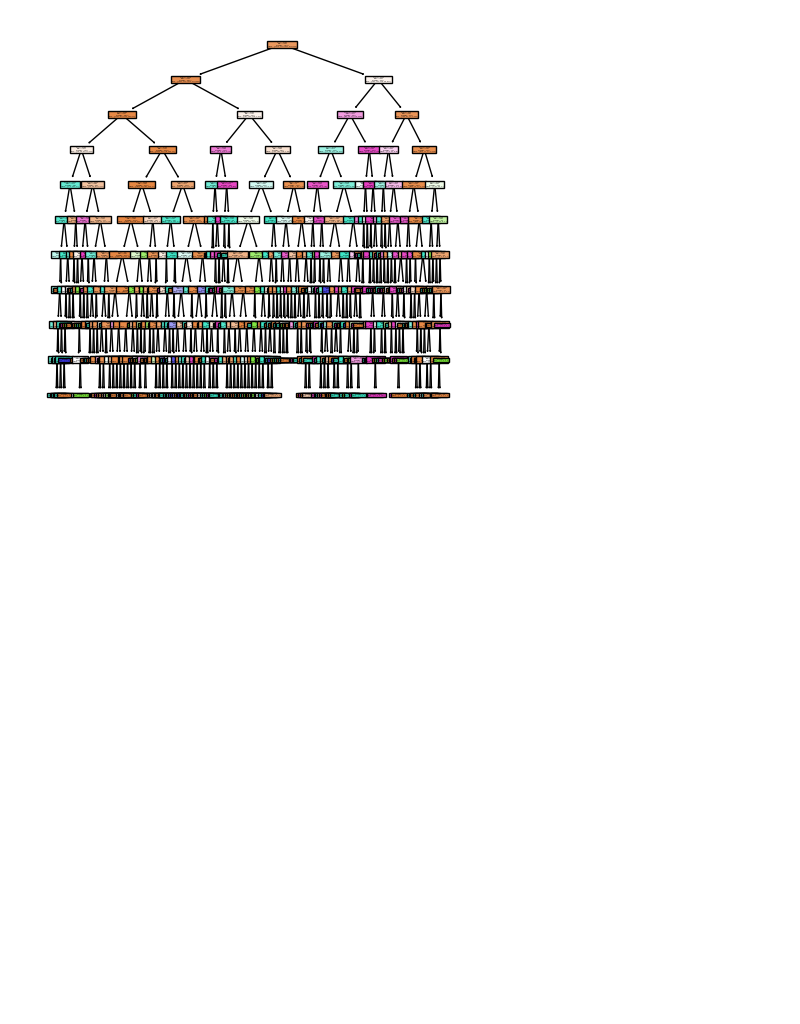
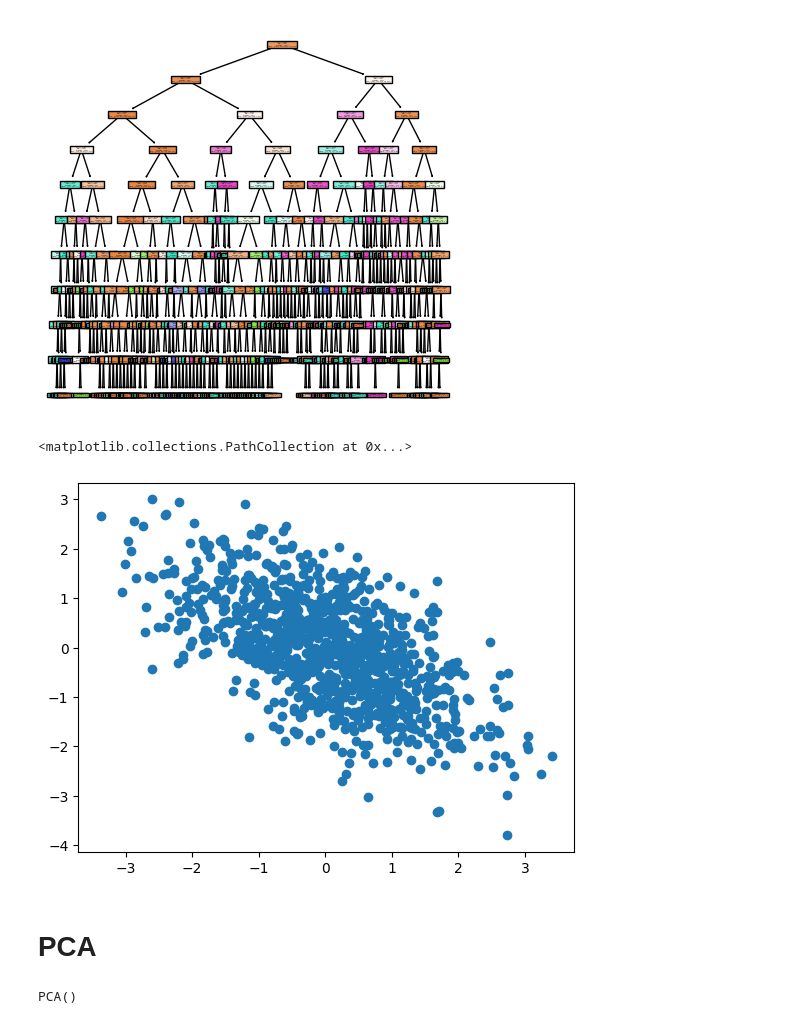
Before and after one commit to anuvetha97/CardioChallenge, a Jupyter notebook: notebooks/task_2_decision_trees.ipynb, the cells around one changed output. Drawn from its saved outputs; the diff is of its cells as text; code cells hidden in the pictures; blank space fills up the shorter version.

```diff
--- a/notebooks/task_2_decision_trees.ipynb
+++ b/notebooks/task_2_decision_trees.ipynb
@@ -246,0 +250,11 @@ kfold = StratifiedKFold(n_splits=5,
+# %%
+num = 1000
+n = np.random.randn(num,2)
+data = np.dot(n,[[1,-1],[0.5,0.5]])
+# %%
+plt.scatter(data[:,0],data[:,1])
+# %% [output]
+<matplotlib.collections.PathCollection at 0x...>
+[figure, added]
+# %% [markdown]
+# PCA
@@ -246,0 +263,5 @@ kfold = StratifiedKFold(n_splits=5,
+# %%
+pca = PCA(n_components=None)
+pca.fit(X_tt)
+# %% [output]
+PCA()
```
Also changed, not shown: parts of 13 cells of this notebook.
